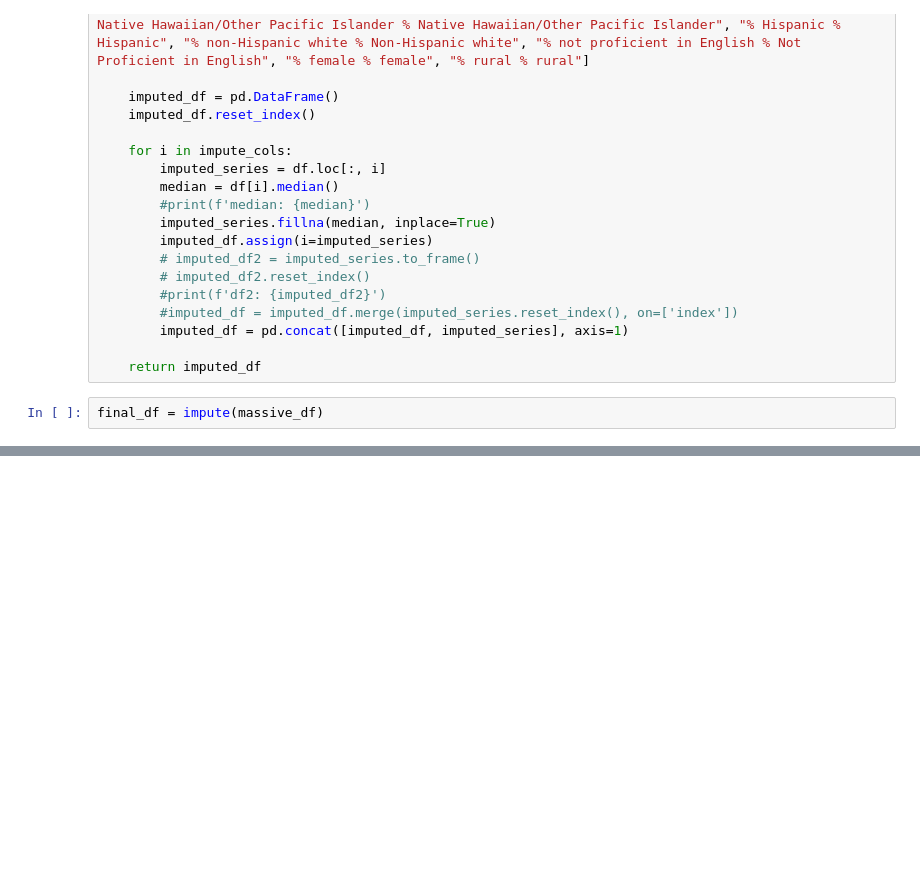
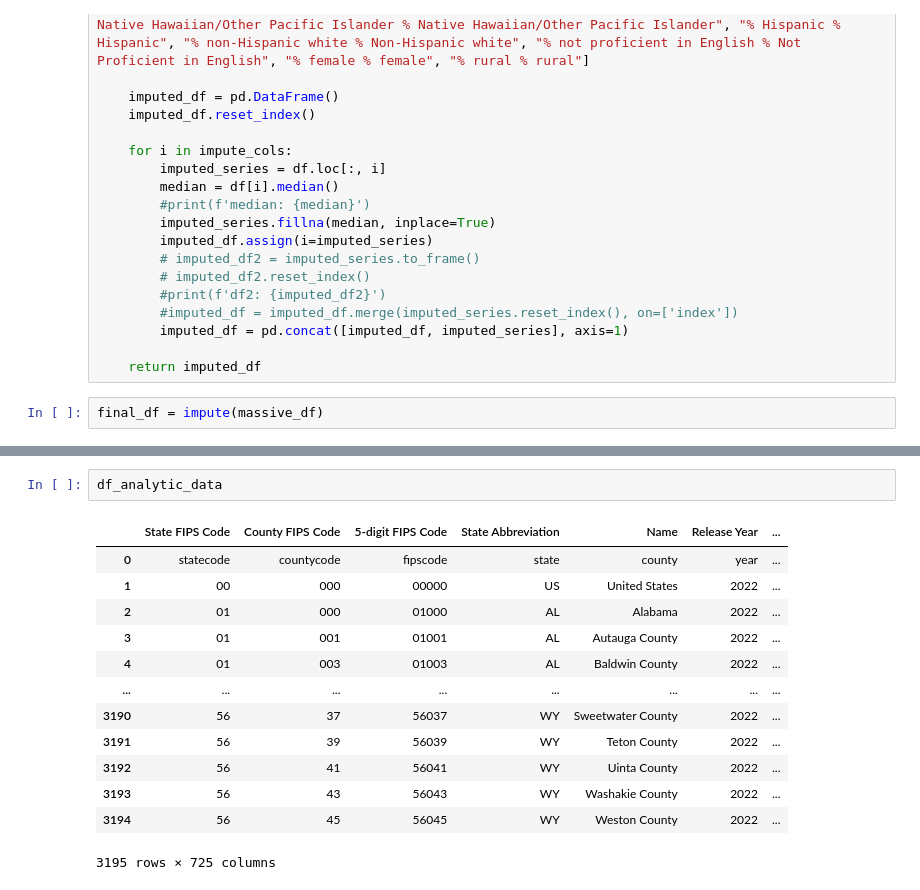
Before and after one commit to notnithila/BADMBuddies, a Jupyter notebook: presentation/Untitled.ipynb, the cells around one changed output, grey strips where cells are left out. Saved outputs shown, nothing was run; the diff lists cells and outputs as text; blank space fills up the shorter version.

```diff
--- a/presentation/Untitled.ipynb
+++ b/presentation/Untitled.ipynb
@@ -160,0 +148,16 @@ Length: 7056, dtype: float64
+# %%
+df_analytic_data
+# %% [output]
+|  | State FIPS Code | County FIPS Code | 5-digit FIPS Code | State Abbreviation | Name | Release Year | ... |
+| 0 | statecode | countycode | fipscode | state | county | year | ... |
+| 1 | 00 | 000 | 00000 | US | United States | 2022 | ... |
+| 2 | 01 | 000 | 01000 | AL | Alabama | 2022 | ... |
+| 3 | 01 | 001 | 01001 | AL | Autauga County | 2022 | ... |
+| 4 | 01 | 003 | 01003 | AL | Baldwin County | 2022 | ... |
+| ... | ... | ... | ... | ... | ... | ... | ... |
+| 3190 | 56 | 37 | 56037 | WY | Sweetwater County | 2022 | ... |
+| 3191 | 56 | 39 | 56039 | WY | Teton County | 2022 | ... |
+| 3192 | 56 | 41 | 56041 | WY | Uinta County | 2022 | ... |
+| 3193 | 56 | 43 | 56043 | WY | Washakie County | 2022 | ... |
+| 3194 | 56 | 45 | 56045 | WY | Weston County | 2022 | ... |
+3195 rows × 725 columns
```
Also changed, not shown: parts of 6 cells of this notebook, 2 other files.
